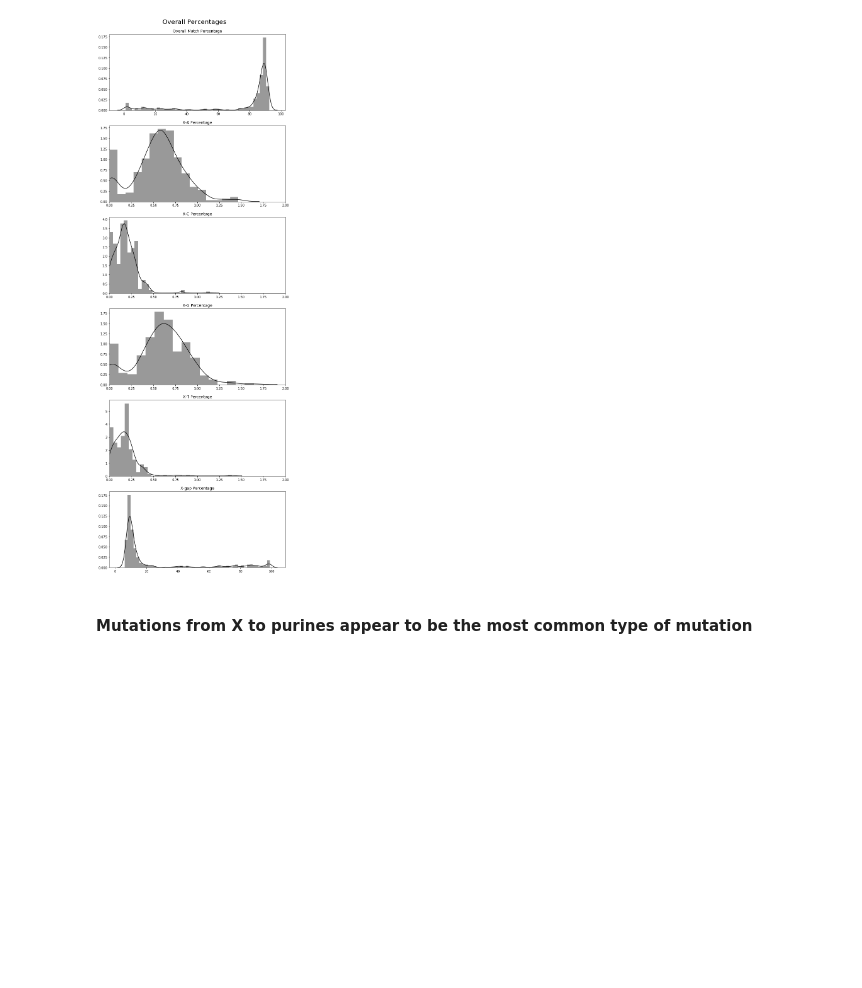
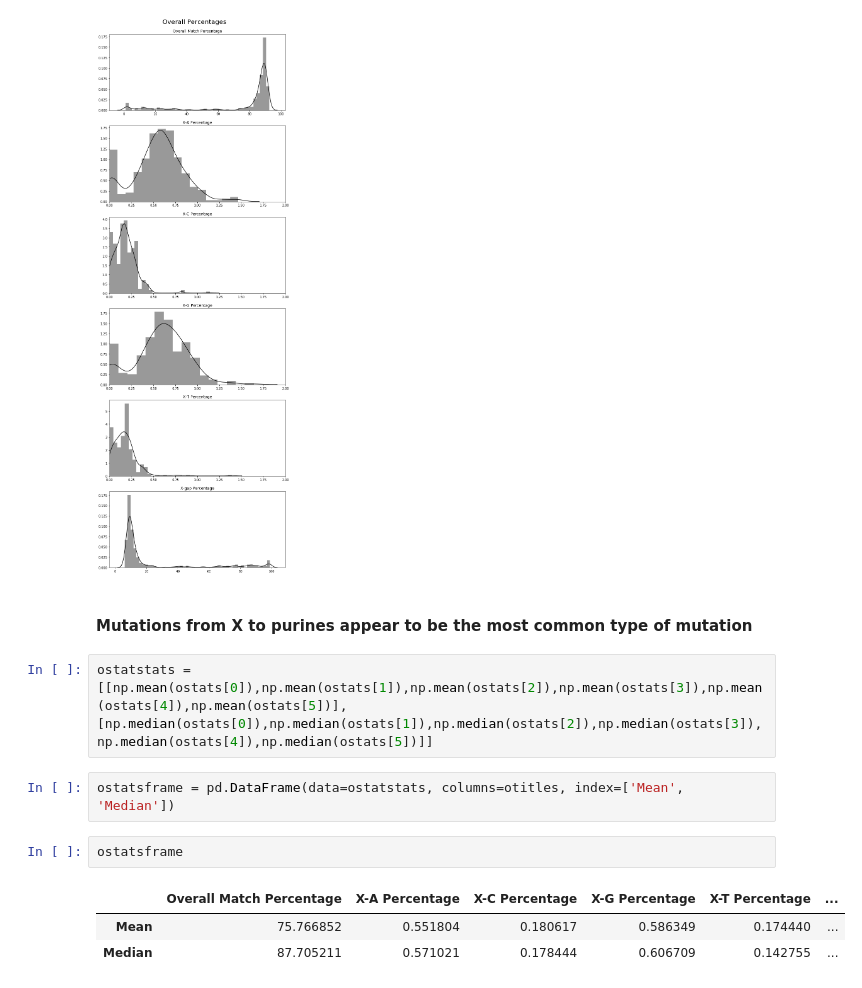
Before and after one commit to teenjes/summer_project_notebooks, a Jupyter notebook: zymo_test.ipynb, the cells around one changed output. Saved outputs shown, nothing was run; the diff lists cells and outputs as text; blank space fills up the shorter version.

```diff
--- a/zymo_test.ipynb
+++ b/zymo_test.ipynb
@@ -431,3 +435,13 @@ for i in range(0, 6):
 [figure]
 # %% [markdown]
 #### Mutations from X to purines appear to be the most common type of mutation
+# %%
+ostatstats = [[np.mean(ostats[0]),np.mean(ostats[1]),np.mean(ostats[2]),np.mean(ostats[3]),np.mean(ostats[4]),np.mean(ostats[5])],[np.median(ostats[0]),np.median(ostats[1]),np.median(ostats[2]),np.median(ostats[3]),np.median(ostats[4]),np.median(ostats[5])]]
+# %%
+ostatsframe = pd.DataFrame(data=ostatstats, columns=otitles, index=['Mean', 'Median'])
+# %%
+ostatsframe
+# %% [output]
+|  | Overall Match Percentage | X-A Percentage | X-C Percentage | X-G Percentage | X-T Percentage | ... |
+| Mean | 75.766852 | 0.551804 | 0.180617 | 0.586349 | 0.174440 | ... |
+| Median | 87.705211 | 0.571021 | 0.178444 | 0.606709 | 0.142755 | ... |
```
Also changed, not shown: parts of 11 cells of this notebook.
